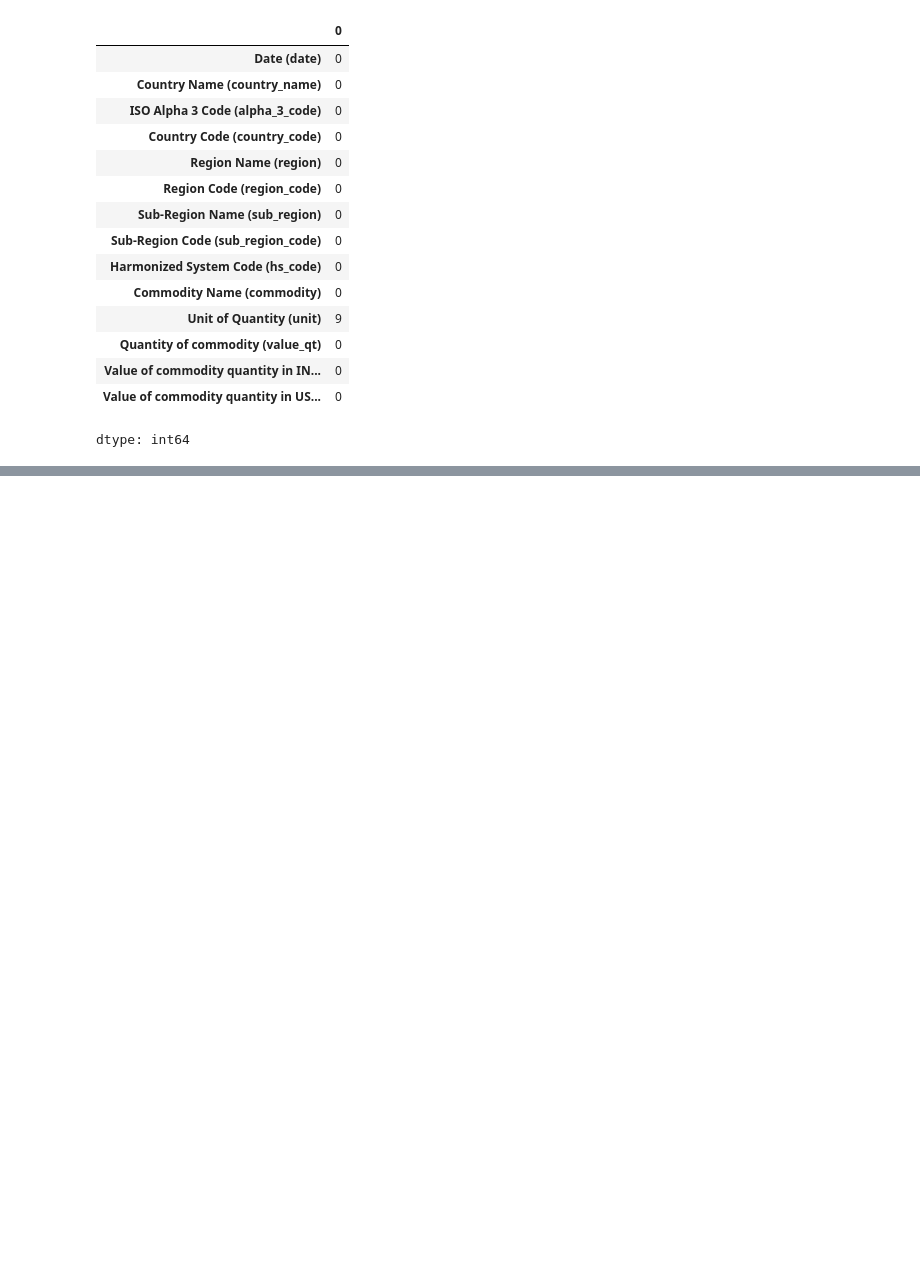
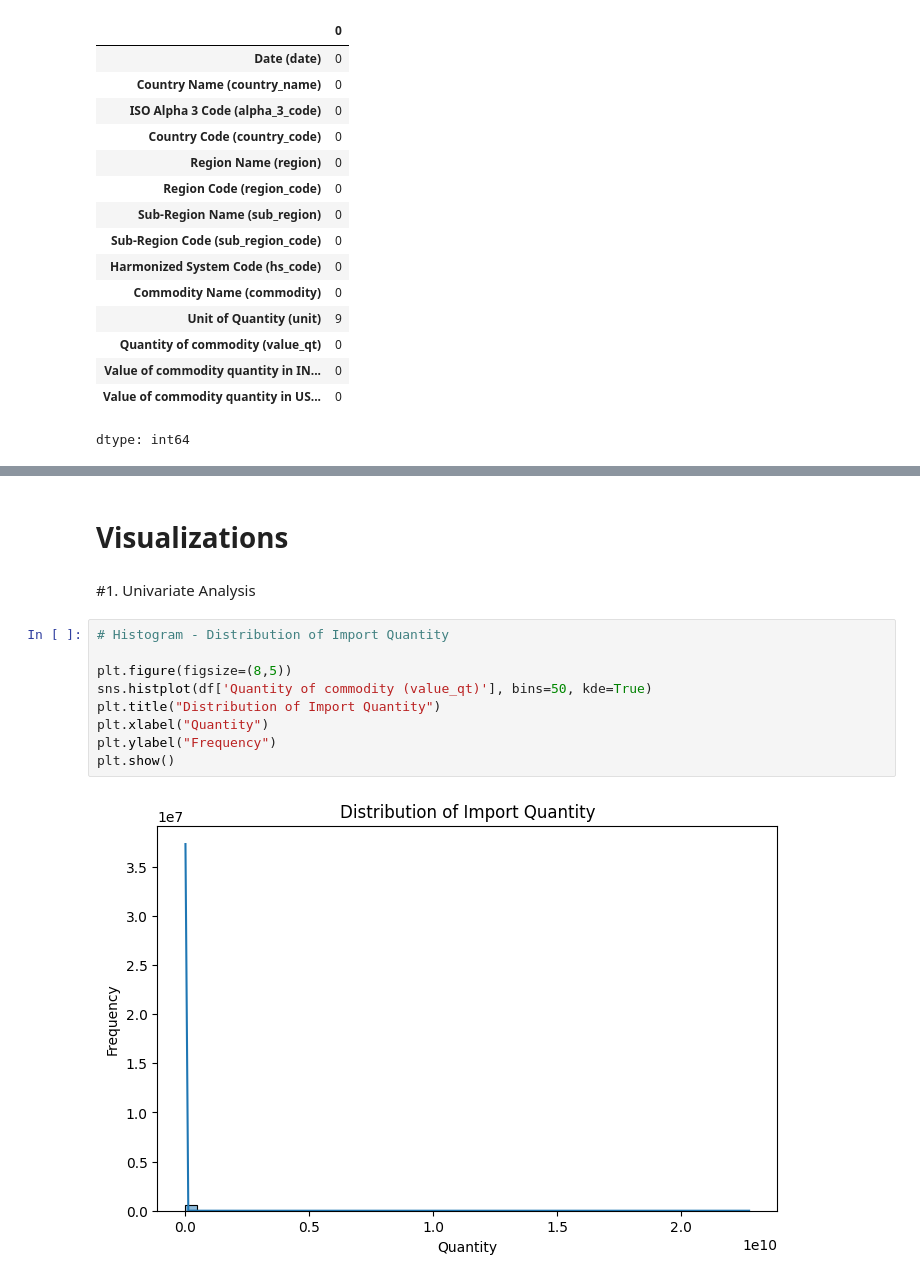
Before and after one commit to Divya-DataAnalystPortfolio/India-s-Imports-Trade-Insights-from-Asian-Countries-Using-Python, a Jupyter notebook: Final_Project_India’s_Imports_Trade_Insights_from_Asian_Countries_Using_Python.ipynb, the cells around one changed output, grey strips where cells are left out. Saved outputs shown, nothing was run; the diff lists cells and outputs as text; blank space fills up the shorter version.

```diff
--- a/Final_Project_India’s_Imports_Trade_Insights_from_Asian_Countries_Using_Python.ipynb
+++ b/Final_Project_India’s_Imports_Trade_Insights_from_Asian_Countries_Using_Python.ipynb
@@ -226,0 +818,15 @@ dtype: int64
+# %% [markdown]
+# **Visualizations**
+# %% [markdown]
+#1. Univariate Analysis
+# %%
+# Histogram - Distribution of Import Quantity
+
+plt.figure(figsize=(8,5))
+sns.histplot(df['Quantity of commodity (value_qt)'], bins=50, kde=True)
+plt.title("Distribution of Import Quantity")
+plt.xlabel("Quantity")
+plt.ylabel("Frequency")
+plt.show()
+# %% [output]
+[figure, added]
```
Also changed, not shown: parts of 112 cells of this notebook.
